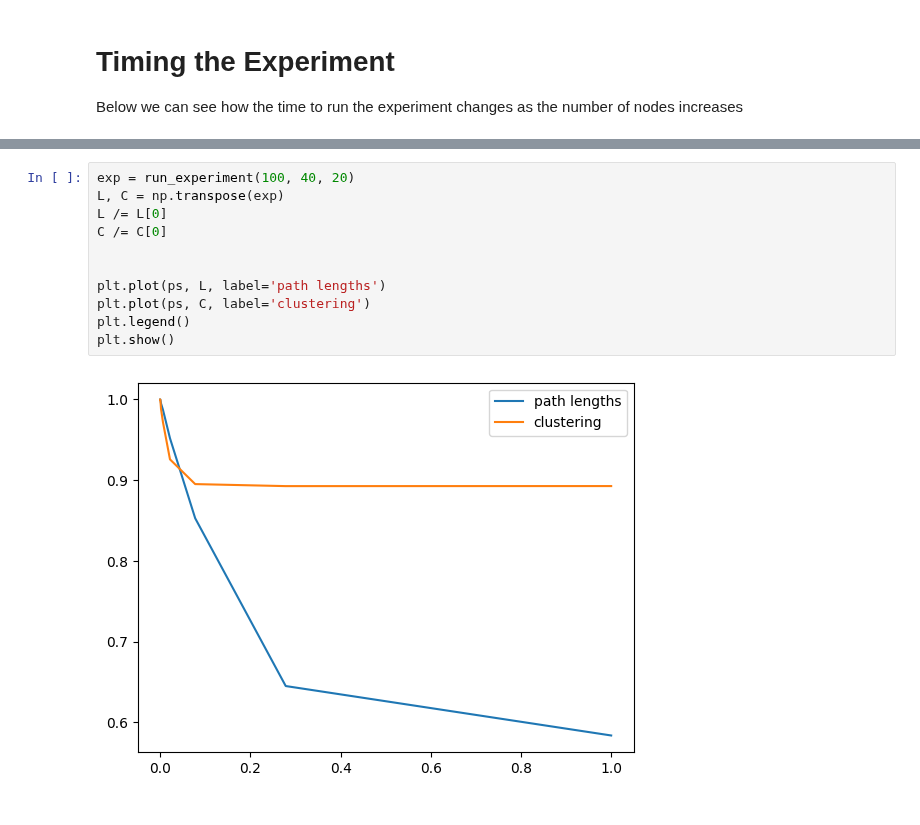
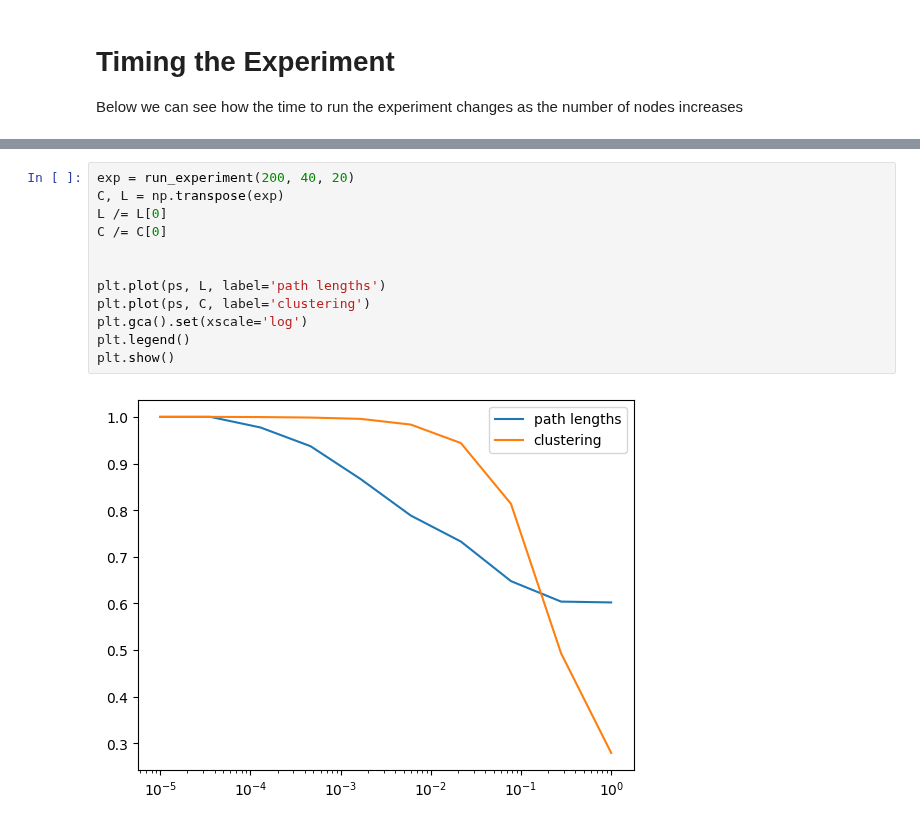
Before and after one commit to sammyfow/cap-comp215, a Jupyter notebook: project1.ipynb, the cells around one changed output, grey strips where cells are left out. Cells and saved outputs as stored; diff of their text form.

```diff
--- a/project1.ipynb
+++ b/project1.ipynb
@@ -184,13 +184,14 @@ time_exp(Minimum, Maximum)
 # %%
-exp = run_experiment(100, 40, 20)
-L, C = np.transpose(exp)
+exp = run_experiment(200, 40, 20)
+C, L = np.transpose(exp)
 L /= L[0]
 C /= C[0]
 
 
 plt.plot(ps, L, label='path lengths')
 plt.plot(ps, C, label='clustering')
+plt.gca().set(xscale='log')
 plt.legend()
 plt.show()
 # %% [output]
-[figure, old version]
+[figure, new version]
```
Also changed, not shown: parts of 2 cells of this notebook.
